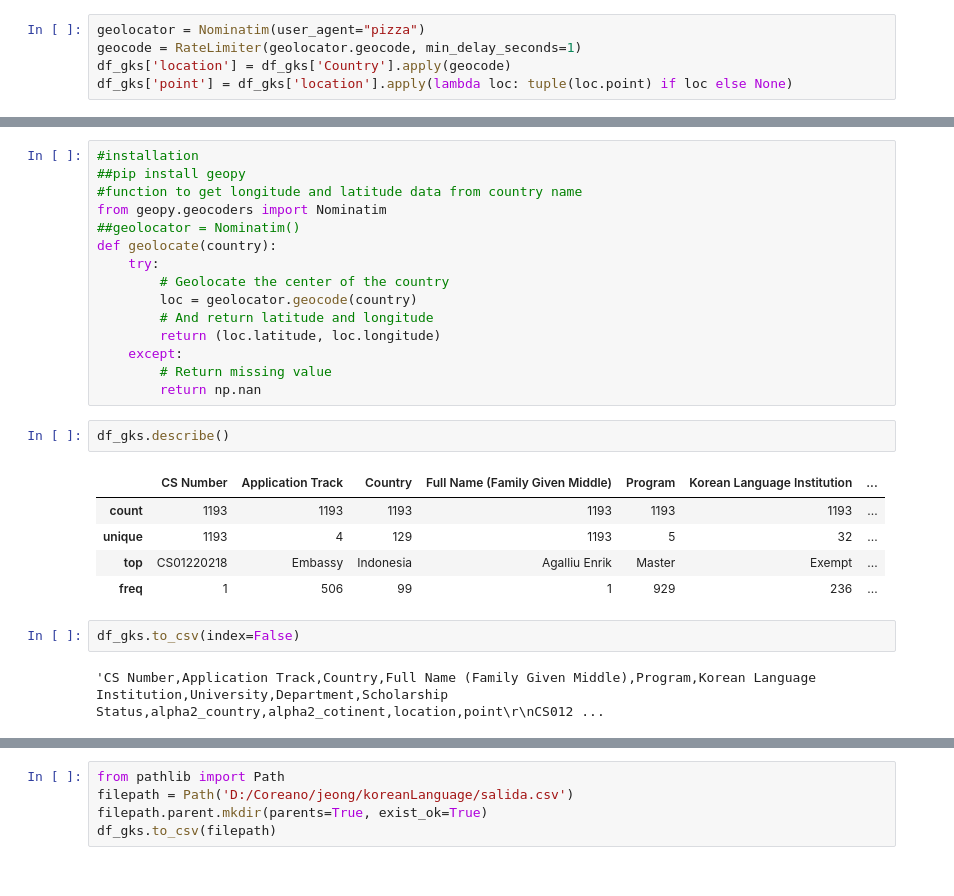
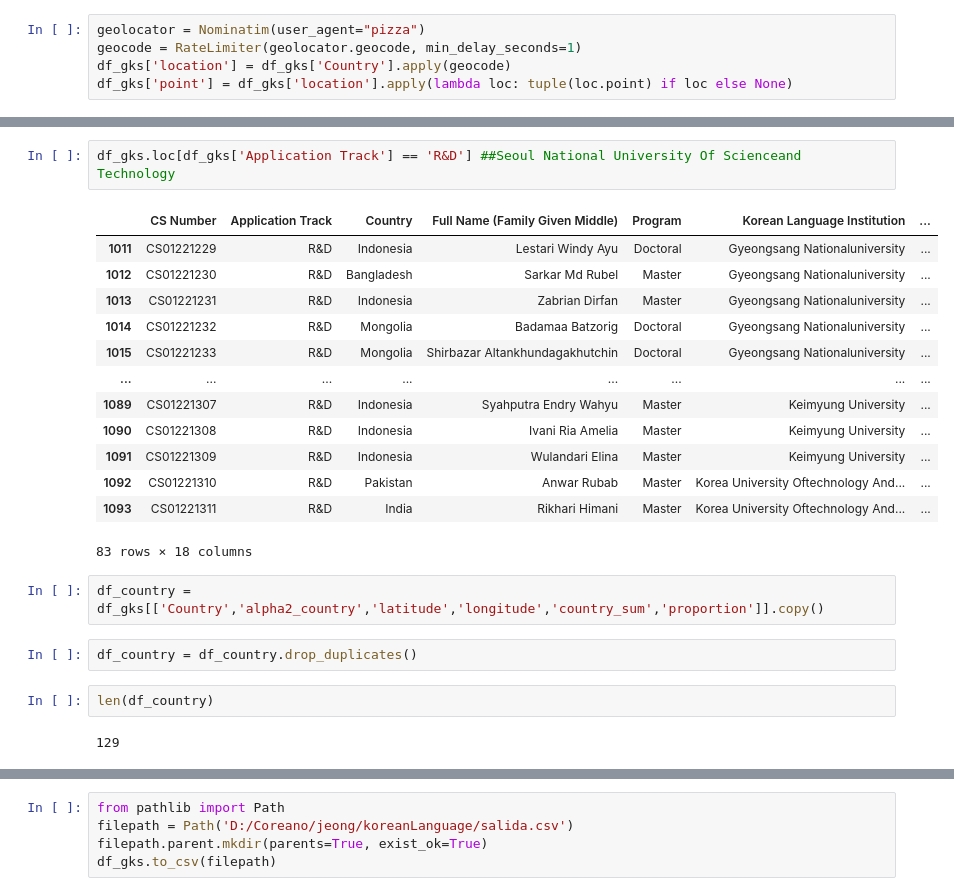
Before and after one commit to JASorianoHernandez/koreanLanguage, a Jupyter notebook: GKS_2022_Data_Visualization.ipynb, the cells around one changed output, grey strips where cells are left out. Cells and saved outputs as stored; diff of their text form.

```diff
--- a/GKS_2022_Data_Visualization.ipynb
+++ b/GKS_2022_Data_Visualization.ipynb
@@ -187,27 +161,24 @@ df_gks.head(50)
-# %%
-#installation
-##pip install geopy
-#function to get longitude and latitude data from country name
-from geopy.geocoders import Nominatim
-##geolocator = Nominatim()
-def geolocate(country):
-    try:
-        # Geolocate the center of the country
-        loc = geolocator.geocode(country)
-        # And return latitude and longitude
-        return (loc.latitude, loc.longitude)
-    except:
-        # Return missing value
-        return np.nan
-# %%
-df_gks.describe()
-# %% [output]
-|  | CS Number | Application Track | Country | Full Name (Family Given Middle) | Program | Korean Language Institution | ... |
-| count | 1193 | 1193 | 1193 | 1193 | 1193 | 1193 | ... |
-| unique | 1193 | 4 | 129 | 1193 | 5 | 32 | ... |
-| top | CS01220218 | Embassy | Indonesia | Agalliu Enrik | Master | Exempt | ... |
-| freq | 1 | 506 | 99 | 1 | 929 | 236 | ... |
-# %%
-df_gks.to_csv(index=False)
-# %% [output]
-'CS Number,Application Track,Country,Full Name (Family Given Middle),Program,Korean Language Institution,University,Department,Scholarship Status,alpha2_country,alpha2_cotinent,location,point\r\nCS012 ...
+# %%
+df_gks.loc[df_gks['Application Track'] == 'R&D'] ##Seoul National University Of Scienceand Technology
+# %% [output]
+|  | CS Number | Application Track | Country | Full Name (Family Given Middle) | Program | Korean Language Institution | ... |
+| 1011 | CS01221229 | R&D | Indonesia | Lestari Windy Ayu | Doctoral | Gyeongsang Nationaluniversity | ... |
+| 1012 | CS01221230 | R&D | Bangladesh | Sarkar Md Rubel | Master | Gyeongsang Nationaluniversity | ... |
+| 1013 | CS01221231 | R&D | Indonesia | Zabrian Dirfan | Master | Gyeongsang Nationaluniversity | ... |
+| 1014 | CS01221232 | R&D | Mongolia | Badamaa Batzorig | Doctoral | Gyeongsang Nationaluniversity | ... |
+| 1015 | CS01221233 | R&D | Mongolia | Shirbazar Altankhundagakhutchin | Doctoral | Gyeongsang Nationaluniversity | ... |
+| ... | ... | ... | ... | ... | ... | ... | ... |
+| 1089 | CS01221307 | R&D | Indonesia | Syahputra Endry Wahyu | Master | Keimyung University | ... |
+| 1090 | CS01221308 | R&D | Indonesia | Ivani Ria Amelia | Master | Keimyung University | ... |
+| 1091 | CS01221309 | R&D | Indonesia | Wulandari Elina | Master | Keimyung University | ... |
+| 1092 | CS01221310 | R&D | Pakistan | Anwar Rubab | Master | Korea University Oftechnology And... | ... |
+| 1093 | CS01221311 | R&D | India | Rikhari Himani | Master | Korea University Oftechnology And... | ... |
+83 rows × 18 columns
+# %%
+df_country = df_gks[['Country','alpha2_country','latitude','longitude','country_sum','proportion']].copy()
+# %%
+df_country = df_country.drop_duplicates()
+# %%
+len(df_country)
+# %% [output]
+129
```
Also changed, not shown: parts of 12 cells of this notebook, 1 other file.
